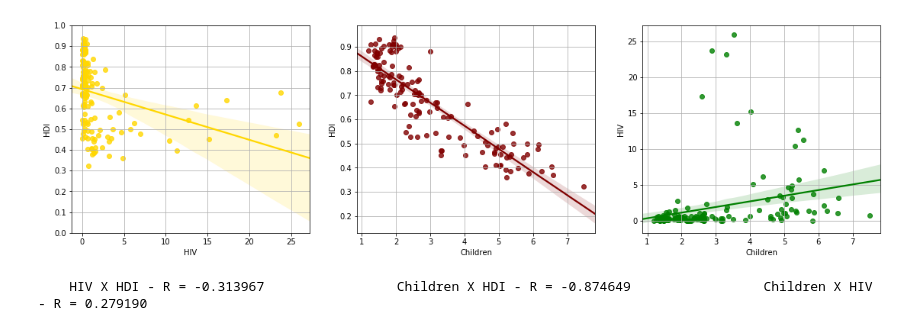
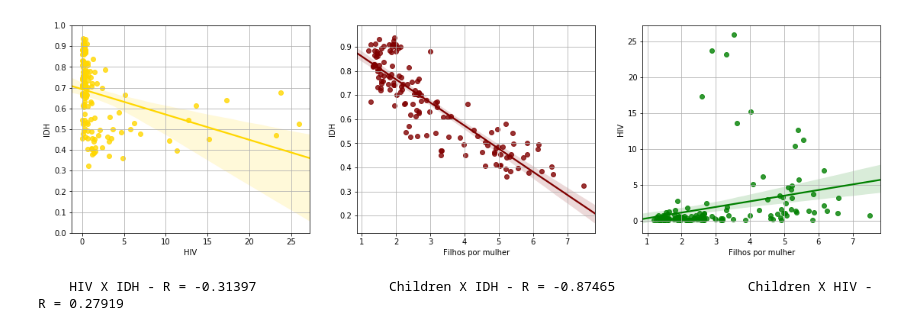
Before and after one commit to thomasqueirozb/cdados_P1, a Jupyter notebook: Projeto 1 - Thomas Queiroz 2C.ipynb, the cells around one changed output. Cells and saved outputs as stored; diff of their text form; code cells hidden in the pictures.

```diff
--- a/Projeto 1 - Thomas Queiroz 2C.ipynb
+++ b/Projeto 1 - Thomas Queiroz 2C.ipynb
@@ -22,7 +28,7 @@ import numpy as np
 # %%
 # Ler os excels
 
-idh_all = pd.read_excel('HDI.xlsx')
+hdi_all = pd.read_excel('HDI.xlsx')
 
 hiv_all = pd.read_excel('hiv estimated prevalence% 15-49.xlsx')
 
@@ -35,12 +41,13 @@ child_all = pd.read_excel('children_per_woman_total_fertility.xlsx')
 # Renomear colunas
 # Mudar o index
 
-idh=idh_all.loc[ :,["geo", 2010]].dropna()
+idh=hdi_all.loc[ :,["geo", 2010]].dropna()
 idh.rename(columns={2010:"HDI","geo":"Country"},inplace=True)
 idh.set_index("Country",inplace=True)
 
-hiv=hiv_all.loc[ :,["geo", "2010"]].dropna()
-hiv.rename(columns={"2010":"HIV","geo":"Country"},inplace=True)
+
+hiv=hiv_all.loc[ :,["geo", 2010]].dropna()
+hiv.rename(columns={2010:"HIV","geo":"Country"},inplace=True)
 hiv.set_index("Country",inplace=True)
 
 child=child_all.loc[ :,["geo", 2010]].dropna()
@@ -55,6 +70,0 @@ df=first.join(dfs,how="inner")
-# %%
-# Fazer log
-for i in df.columns:
-    df[i+"_log"]=np.log10(df.loc[:,i])
-
-df.head()
@@ -78,31 +154,29 @@ warnings.filterwarnings('ignore')
 # %%
 fig=plt.figure(figsize=(19,5))
 plt.subplot(131)
 
 sns.regplot(df["HIV"],df["HDI"],color=("gold"))
-plt.xlabel("HIV")
-plt.ylabel("HDI")
+plt.xlabel("HIV");plt.ylabel("IDH")
 plt.yticks(np.arange(0,1.1,.1))
 plt.grid()
 
 plt.subplot(132)
 sns.regplot(df["Children"],df["HDI"],color=("maroon"))
-plt.xlabel("Children")
-plt.ylabel("HDI")
+plt.xlabel("Filhos por mulher");plt.ylabel("IDH")
 plt.grid()
 
 plt.subplot(133)
 sns.regplot(df["Children"],df["HIV"],color=("green"))
-plt.xlabel("Children")
-plt.ylabel("HIV")
+plt.xlabel("Filhos por mulher");plt.ylabel("HIV")
 plt.grid()
 
 plt.show()
 
-a="HIV X HDI - R = {:5f}".format(float(df.corr()["HIV"]["HDI"]))
-b="Children X HDI - R = {:5f}".format(df.corr()["Children"]["HDI"])
-c="Children X HIV - R = {:5f}".format(df.corr()["Children"]["HIV"])
+a="HIV X IDH - R = {}".format(round(df.corr()["HIV"]["HDI"],5))
+b="Children X IDH - R = {}".format(round(df.corr()["Children"]["HDI"],5))
+c="Children X HIV - R = {}".format(round(df.corr()["Children"]["HIV"],5))
 print("    "+a+"                 "+b+"                 "+c)
+# df.corr()
 # %% [output]
-[figure, old version]
+[figure, new version]
-    HIV X HDI - R = -0.313967                 Children X HDI - R = -0.874649                 Children X HIV - R = 0.279190
+    HIV X IDH - R = -0.31397                 Children X IDH - R = -0.87465                 Children X HIV - R = 0.27919
```
Also changed, not shown: parts of 17 cells of this notebook, 2 other files.
